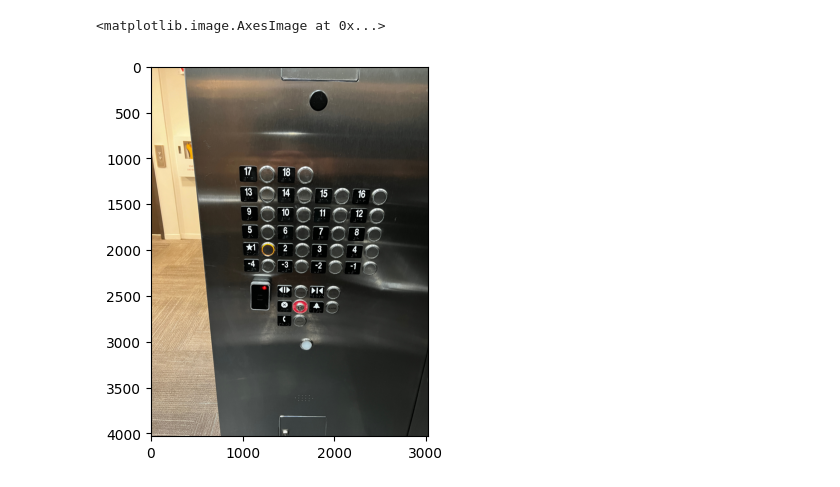
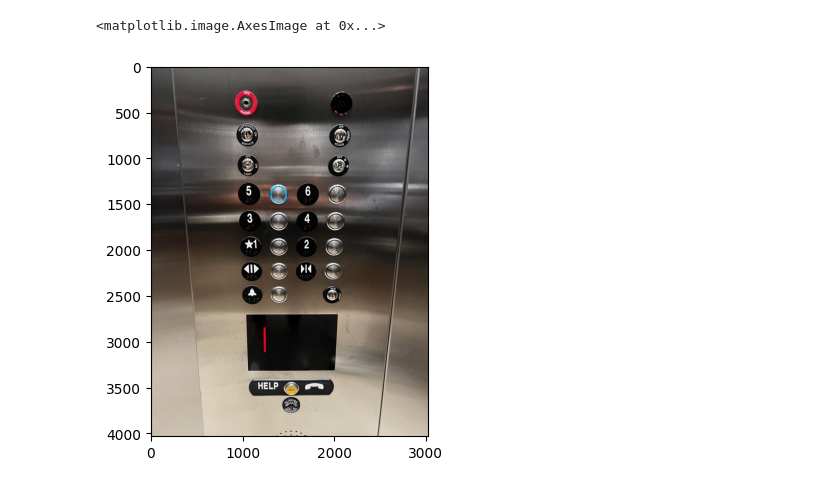
Before and after one commit to abhinavchadaga/fri_II_project, a Jupyter notebook: visualize_data.ipynb, the cells around one changed output. Saved outputs shown, nothing was run; the diff lists cells and outputs as text; code cells hidden in the pictures.

```diff
--- a/visualize_data.ipynb
+++ b/visualize_data.ipynb
@@ -30,14 +46,14 @@ dataset: List[dict] = DatasetCatalog.get(dataset_name)
 # %%
 import random
 
 
-idx = random.randint(0, len(dataset))
+idx = random.randint(0, len(dataset) - 1)
 
-img_dict = dataset[idx]
+img_dict = dataset[15]
 img = Image.open(img_dict['file_name'])
 img = ImageOps.exif_transpose(img)
 plt.imshow(img)
 # %% [output]
 <matplotlib.image.AxesImage at 0x...>
-[figure, old version]
+[figure, new version]
 # %%
```
Also changed, not shown: parts of 5 cells of this notebook, 17 other files.
